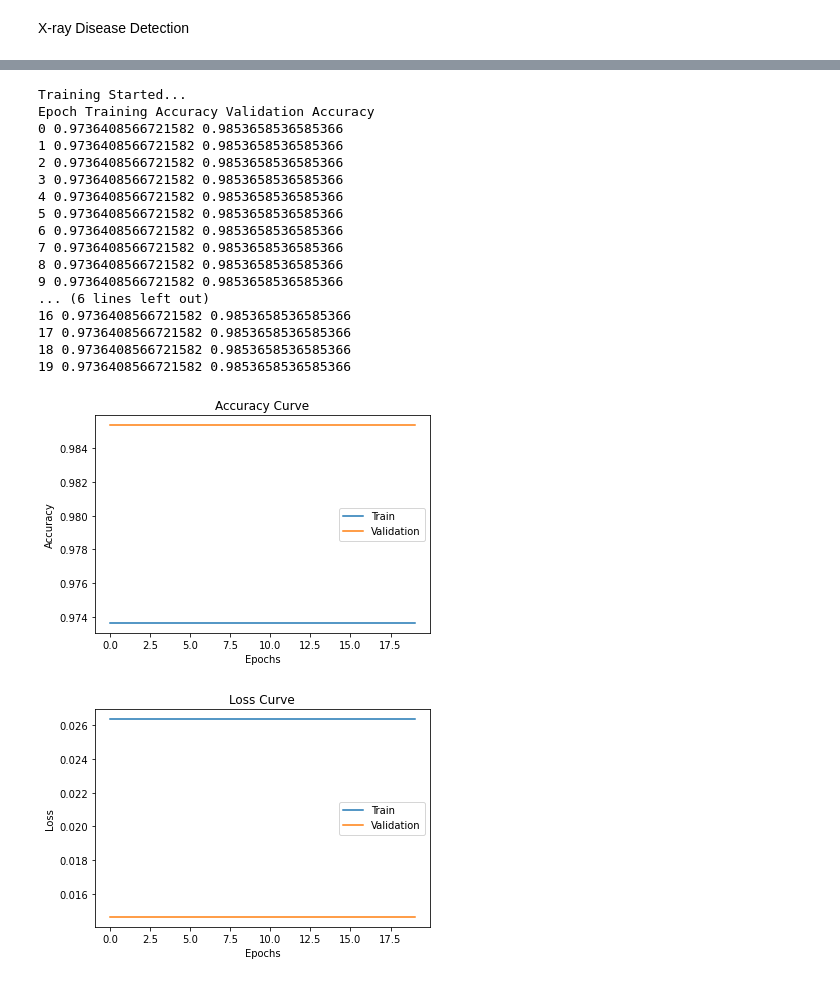
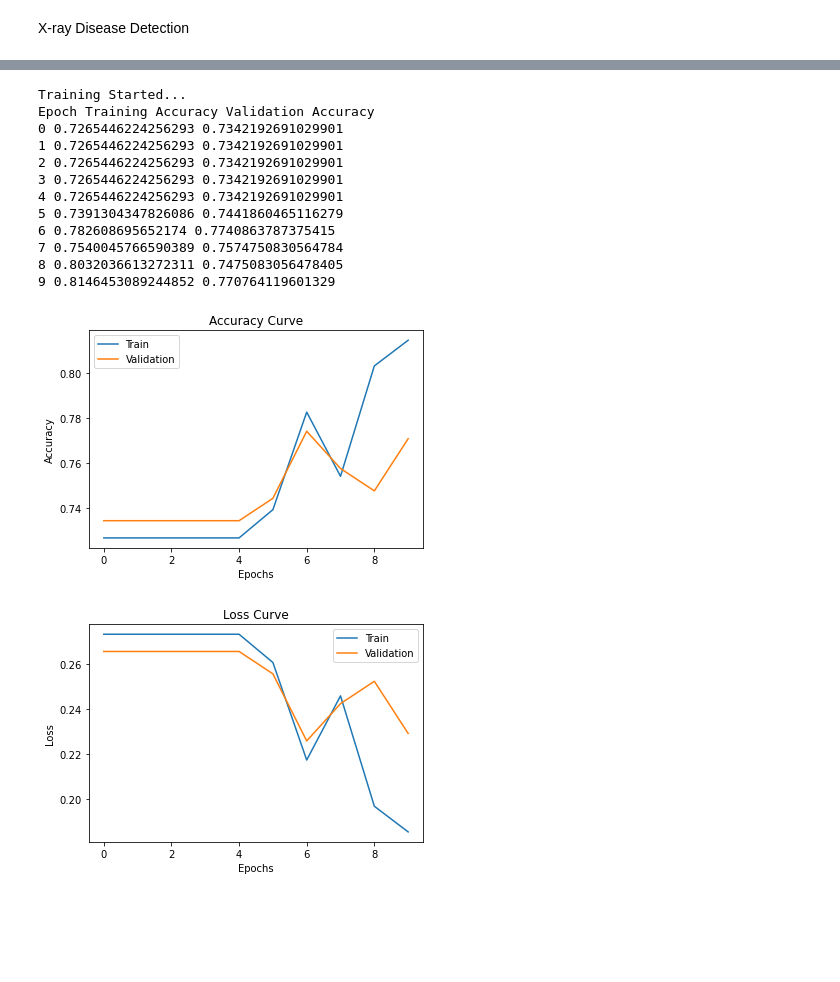
Before and after one commit to APS360/X-ray-disease-detection, a Jupyter notebook: Untitled.ipynb, the cells around one changed output, grey strips where cells are left out. Cells and saved outputs as stored; diff of their text form; code cells hidden in the pictures; blank space fills up the shorter version.

```diff
--- a/Untitled.ipynb
+++ b/Untitled.ipynb
@@ -59,24 +49,28 @@ tensor([[[[0.0000e+00, 0.0000e+00, 1.4804e-01, 0.0000e+00, 0.0000e+00,
 torch.manual_seed(10) # set the random seed
 from math import floor
 
-class AlexNet(nn.Module):
-    def __init__(self, name = "AlexNet"):
-        super(AlexNet, self).__init__()
-        self.name = name
-        self.conv1 = nn.Conv2d(256, 512, 3)
-        self.pool = nn.MaxPool2d(2, 2)
-        x = floor((6 - 3 + 1)/2)
-        self.FC_input = 512*x*x
+class FeatureClassifier(nn.Module):
+    def __init__(self):
+        self.name = "feature"
+        super(FeatureClassifier, self).__init__()
+        # Nx256x6x6
+        self.conv1 = nn.Conv2d(256, 64, 2)
+        # Nx64x5x5
+        self.conv2 = nn.Conv2d(64, 16, 2)
+        # Nx16x4x4
 
-        self.fc1 = nn.Linear(512*x*x, 32)
+        self.fc1 = nn.Linear(16 * 4 * 4, 32)
         self.fc2 = nn.Linear(32, 9)
 
-    def forward(self, features):
-        x = self.pool(F.relu(self.conv1(features)))
-        x = x.view(-1, self.FC_input)
+    def forward(self, x):
+        x = F.relu(self.conv1(x))
+        x = F.relu(self.conv2(x))
+        x = x.view(-1, 16 * 4 * 4)
         x = F.relu(self.fc1(x))
         x = self.fc2(x)
-        return F.softmax(x, dim=1)
+        return x
+
+FC = FeatureClassifier()
 # %%
 def train(model, train_loader, val_loader, batch_size=27, num_epochs=1, learn_rate = 0.001):
 
@@ -144,32 +138,26 @@ def get_accuracy(model, data_loader):
     return correct / total
 # %%
 # train(Alexnet, train_feature_loader, val_feature_loader, batch_size=15, num_epochs=20, learn_rate=0.1)
-alex_net = AlexNet()
 # use_cuda = True
 # if use_cuda and torch.cuda.is_available():
 #     alex_net.cuda()
 #     print('CUDA is available!  Training on GPU ...')
 # else:
 #     print('CUDA is not available.  Training on CPU ...')
 
-train(alex_net, train_feature_loader, val_feature_loader, batch_size=20, num_epochs=20, learn_rate=0.0008)
+train(FC, train_feature_loader, val_feature_loader, batch_size=20, num_epochs=10, learn_rate=0.0008)
 # %% [output]
 Training Started...
 Epoch Training Accuracy Validation Accuracy
-0 0.9736408566721582 0.9853658536585366
-1 0.9736408566721582 0.9853658536585366
-2 0.9736408566721582 0.9853658536585366
-3 0.9736408566721582 0.9853658536585366
-4 0.9736408566721582 0.9853658536585366
-5 0.9736408566721582 0.9853658536585366
-6 0.9736408566721582 0.9853658536585366
-7 0.9736408566721582 0.9853658536585366
-8 0.9736408566721582 0.9853658536585366
-9 0.9736408566721582 0.9853658536585366
-... (6 lines left out)
-16 0.9736408566721582 0.9853658536585366
-17 0.9736408566721582 0.9853658536585366
-18 0.9736408566721582 0.9853658536585366
-19 0.9736408566721582 0.9853658536585366
+0 0.7265446224256293 0.7342192691029901
+1 0.7265446224256293 0.7342192691029901
+2 0.7265446224256293 0.7342192691029901
+3 0.7265446224256293 0.7342192691029901
+4 0.7265446224256293 0.7342192691029901
+5 0.7391304347826086 0.7441860465116279
+6 0.782608695652174 0.7740863787375415
+7 0.7540045766590389 0.7574750830564784
+8 0.8032036613272311 0.7475083056478405
+9 0.8146453089244852 0.770764119601329
-[figure, old version]
+[figure, new version]
-[figure, old version]
+[figure, new version]
```
Also changed, not shown: parts of 2 cells of this notebook.
